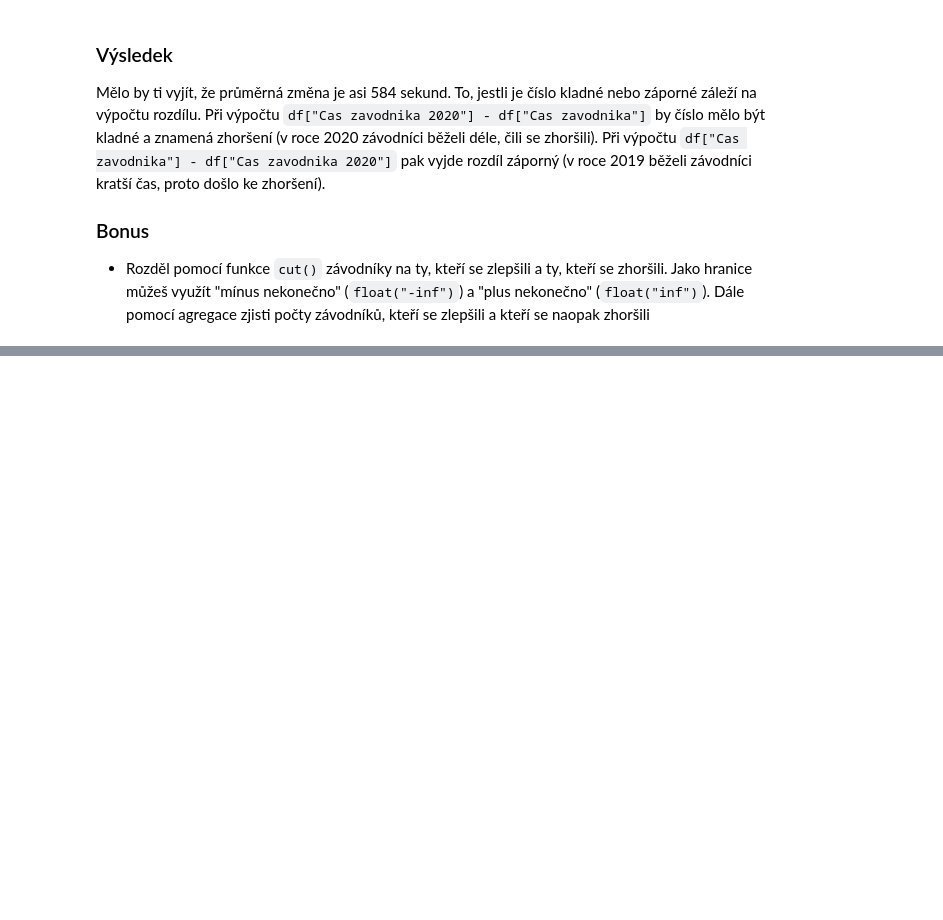
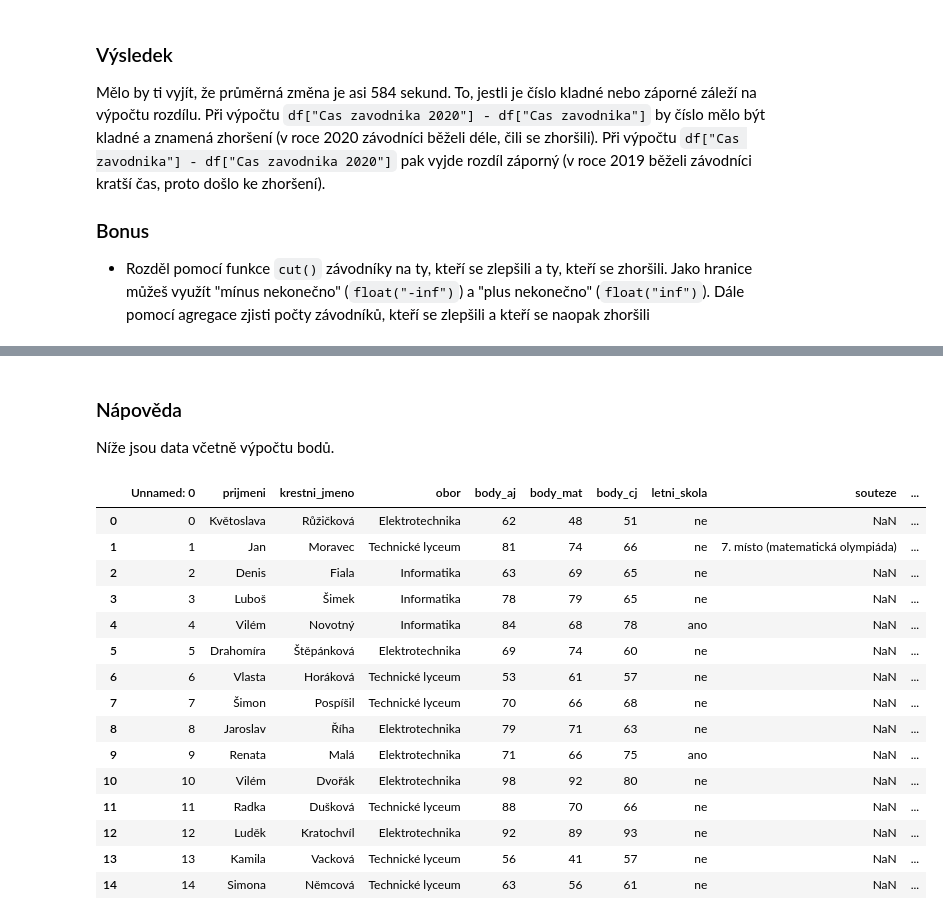
Before and after one commit to pesikj/PythonProDataScience, a Jupyter notebook: 03/lekce.ipynb, the cells around one changed output, grey strips where cells are left out. Drawn from its saved outputs; the diff is of its cells as text; code cells hidden in the pictures; blank space fills up the shorter version.

```diff
--- a/03/lekce.ipynb
+++ b/03/lekce.ipynb
@@ -291,0 +396,24 @@ Mělo by ti vyjít, že průměrná změna je asi 584 sekund. To, jestli je čí
+# %% [markdown]
+### Nápověda
+
+Níže jsou data včetně výpočtu bodů.
+# %%
+data = pd.read_csv("prijimaci_zkouska_body.csv")
+data.head(15)
+# %% [output]
+|  | Unnamed: 0 | prijmeni | krestni_jmeno | obor | body_aj | body_mat | body_cj | letni_skola | souteze | ... |
+| 0 | 0 | Květoslava | Růžičková | Elektrotechnika | 62 | 48 | 51 | ne | NaN | ... |
+| 1 | 1 | Jan | Moravec | Technické lyceum | 81 | 74 | 66 | ne | 7. místo (matematická olympiáda) | ... |
+| 2 | 2 | Denis | Fiala | Informatika | 63 | 69 | 65 | ne | NaN | ... |
+| 3 | 3 | Luboš | Šimek | Informatika | 78 | 79 | 65 | ne | NaN | ... |
+| 4 | 4 | Vilém | Novotný | Informatika | 84 | 68 | 78 | ano | NaN | ... |
+| 5 | 5 | Drahomíra | Štěpánková | Elektrotechnika | 69 | 74 | 60 | ne | NaN | ... |
+| 6 | 6 | Vlasta | Horáková | Technické lyceum | 53 | 61 | 57 | ne | NaN | ... |
+| 7 | 7 | Šimon | Pospíšil | Technické lyceum | 70 | 66 | 68 | ne | NaN | ... |
+| 8 | 8 | Jaroslav | Říha | Elektrotechnika | 79 | 71 | 63 | ne | NaN | ... |
+| 9 | 9 | Renata | Malá | Elektrotechnika | 71 | 66 | 75 | ano | NaN | ... |
+| 10 | 10 | Vilém | Dvořák | Elektrotechnika | 98 | 92 | 80 | ne | NaN | ... |
+| 11 | 11 | Radka | Dušková | Technické lyceum | 88 | 70 | 66 | ne | NaN | ... |
+| 12 | 12 | Luděk | Kratochvíl | Elektrotechnika | 92 | 89 | 93 | ne | NaN | ... |
+| 13 | 13 | Kamila | Vacková | Technické lyceum | 56 | 41 | 57 | ne | NaN | ... |
+| 14 | 14 | Simona | Němcová | Technické lyceum | 63 | 56 | 61 | ne | NaN | ... |
```
Also changed, not shown: parts of 21 cells of this notebook, 37 other files.
